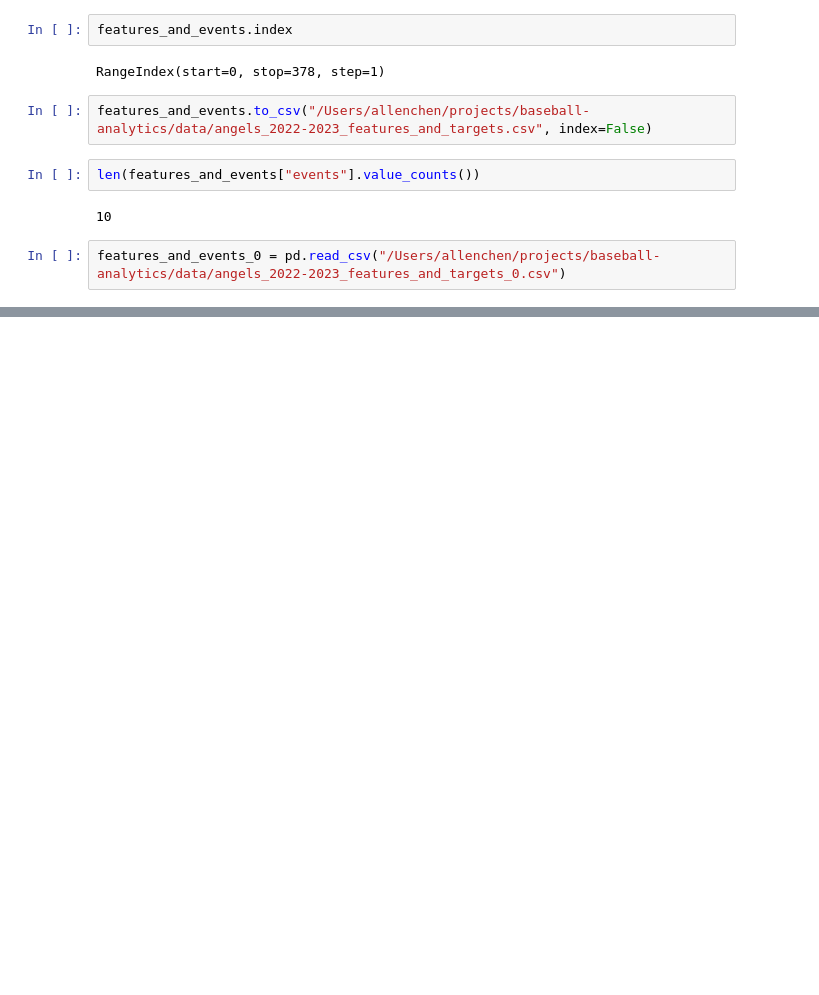
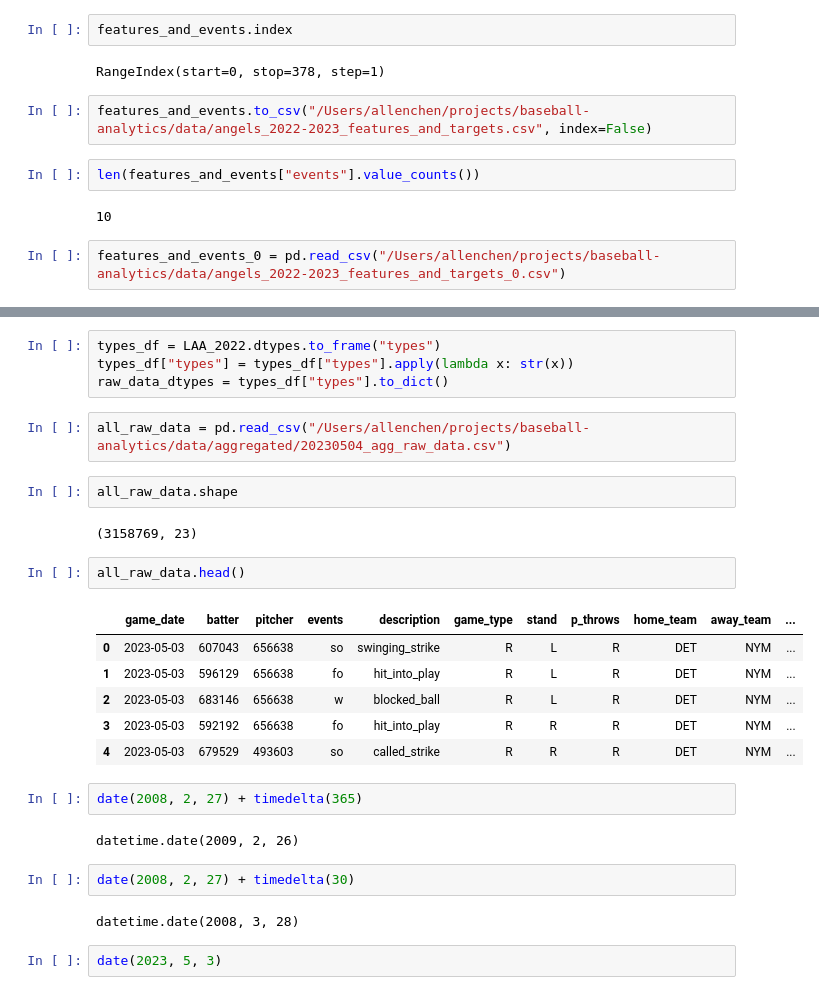
Before and after one commit to allenttchen/baseball-analytics, a Jupyter notebook: notebooks/eda.ipynb, the cells around one changed output, grey strips where cells are left out. Saved outputs shown, nothing was run; the diff lists cells and outputs as text; blank space fills up the shorter version.

```diff
--- a/notebooks/eda.ipynb
+++ b/notebooks/eda.ipynb
@@ -619,0 +674,29 @@ features_and_events_0 = pd.read_csv("/Users/allenchen/projects/baseball-analytic
+# %%
+types_df = LAA_2022.dtypes.to_frame("types")
+types_df["types"] = types_df["types"].apply(lambda x: str(x))
+raw_data_dtypes = types_df["types"].to_dict()
+# %%
+all_raw_data = pd.read_csv("/Users/allenchen/projects/baseball-analytics/data/aggregated/20230504_agg_raw_data.csv")
+# %%
+all_raw_data.shape
+# %% [output]
+(3158769, 23)
+# %%
+all_raw_data.head()
+# %% [output]
+|  | game_date | batter | pitcher | events | description | game_type | stand | p_throws | home_team | away_team | ... |
+| 0 | 2023-05-03 | 607043 | 656638 | so | swinging_strike | R | L | R | DET | NYM | ... |
+| 1 | 2023-05-03 | 596129 | 656638 | fo | hit_into_play | R | L | R | DET | NYM | ... |
+| 2 | 2023-05-03 | 683146 | 656638 | w | blocked_ball | R | L | R | DET | NYM | ... |
+| 3 | 2023-05-03 | 592192 | 656638 | fo | hit_into_play | R | R | R | DET | NYM | ... |
+| 4 | 2023-05-03 | 679529 | 493603 | so | called_strike | R | R | R | DET | NYM | ... |
+# %%
+date(2008, 2, 27) + timedelta(365)
+# %% [output]
+datetime.date(2009, 2, 26)
+# %%
+date(2008, 2, 27) + timedelta(30)
+# %% [output]
+datetime.date(2008, 3, 28)
+# %%
+date(2023, 5, 3)
```
Also changed, not shown: parts of 12 cells of this notebook, 14 other files.
